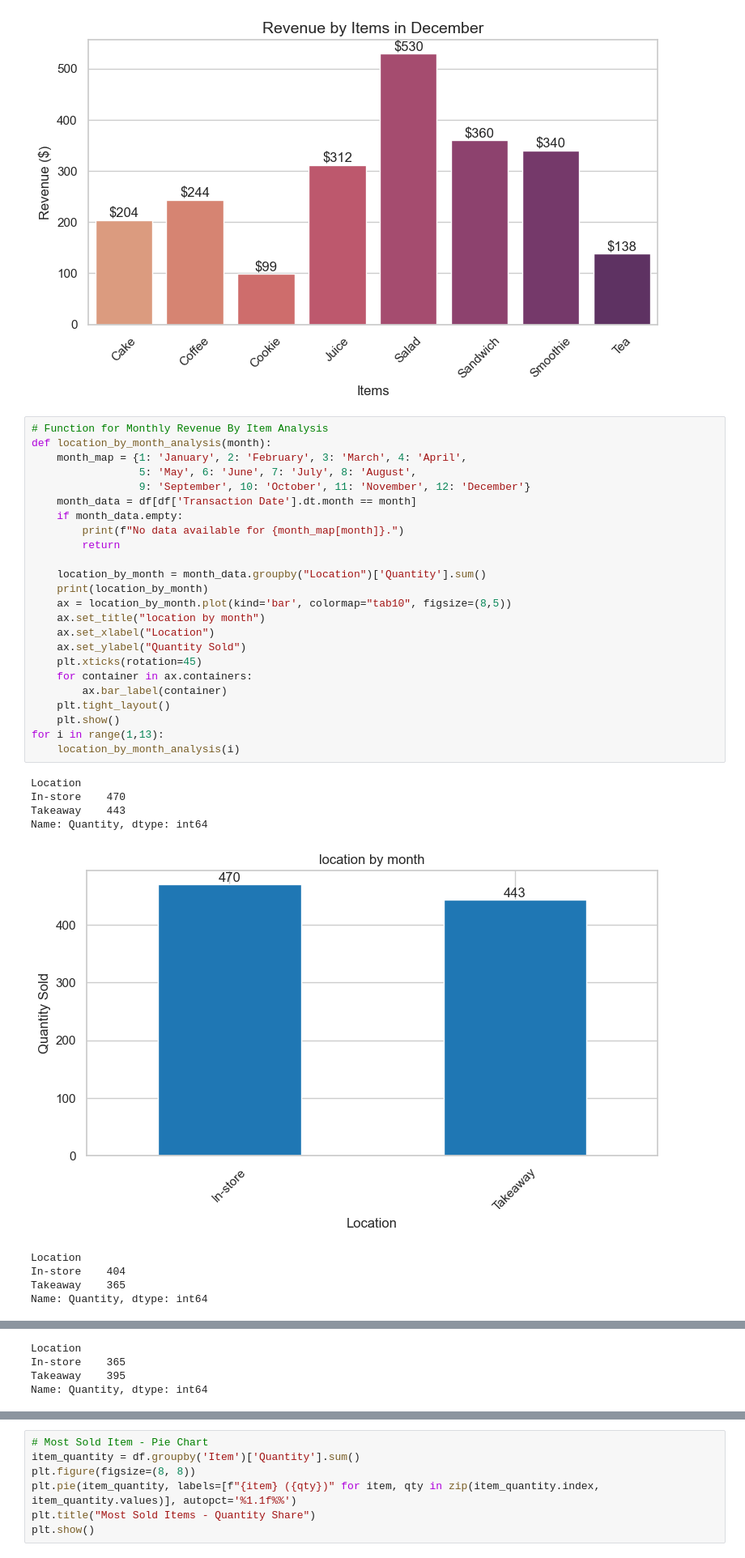
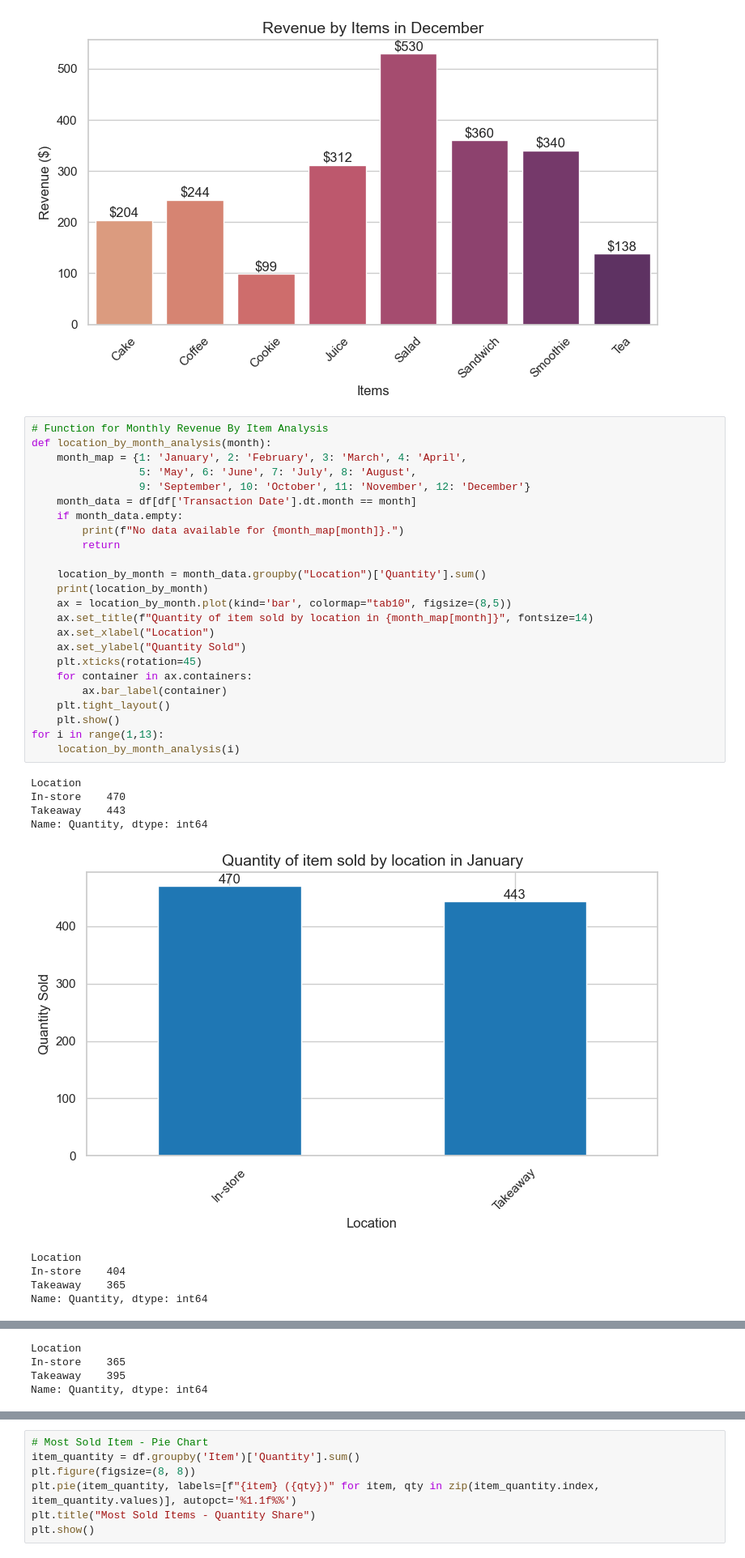
Before and after one commit to Nikhil-2323/Cafe-Sales-Analysis, a Jupyter notebook: Cafe_Sales_Analysis.ipynb, the cells around one changed output, grey strips where cells are left out. Shown at 81% size. Drawn from its saved outputs; the diff is of its cells as text.

```diff
--- a/Cafe_Sales_Analysis.ipynb
+++ b/Cafe_Sales_Analysis.ipynb
@@ -271,33 +271,33 @@ for m in range(1,13):
 # %%
 # Function for Monthly Revenue By Item Analysis
 def location_by_month_analysis(month):
     month_map = {1: 'January', 2: 'February', 3: 'March', 4: 'April',
                  5: 'May', 6: 'June', 7: 'July', 8: 'August',
                  9: 'September', 10: 'October', 11: 'November', 12: 'December'}
     month_data = df[df['Transaction Date'].dt.month == month]
     if month_data.empty:
         print(f"No data available for {month_map[month]}.")
         return
 
     location_by_month = month_data.groupby("Location")['Quantity'].sum()
     print(location_by_month)
     ax = location_by_month.plot(kind='bar', colormap="tab10", figsize=(8,5))
-    ax.set_title("location by month")
+    ax.set_title(f"Quantity of item sold by location in {month_map[month]}", fontsize=14)
     ax.set_xlabel("Location")
     ax.set_ylabel("Quantity Sold")
     plt.xticks(rotation=45)
     for container in ax.containers:
         ax.bar_label(container)
     plt.tight_layout()
     plt.show()
 for i in range(1,13):
     location_by_month_analysis(i)
 # %% [output]
 Location
 In-store    470
 Takeaway    443
 Name: Quantity, dtype: int64
-[figure, old version]
+[figure, new version]
 Location
 In-store    404
 Takeaway    365
```
Also changed, not shown: parts of 1 cell of this notebook.
